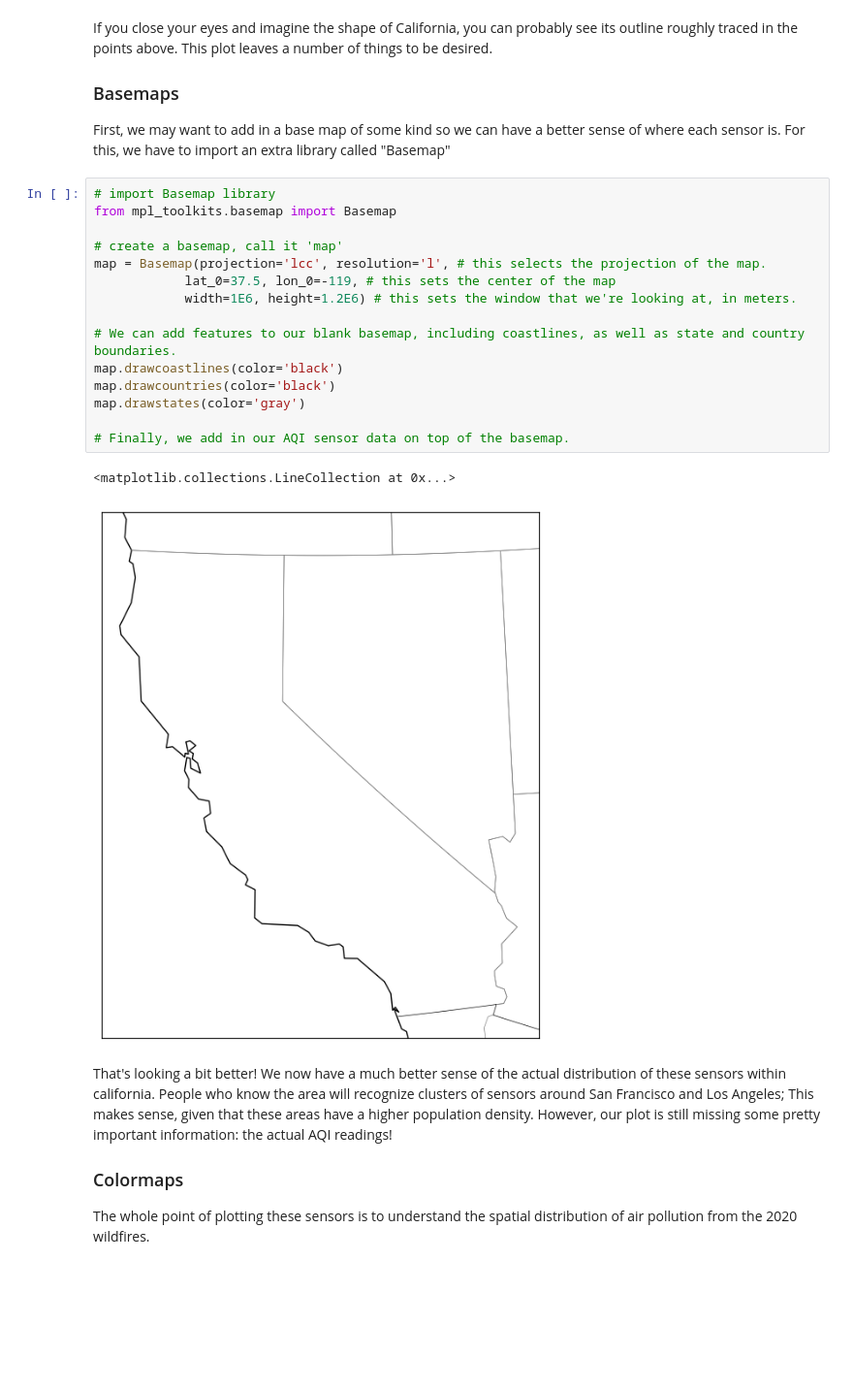
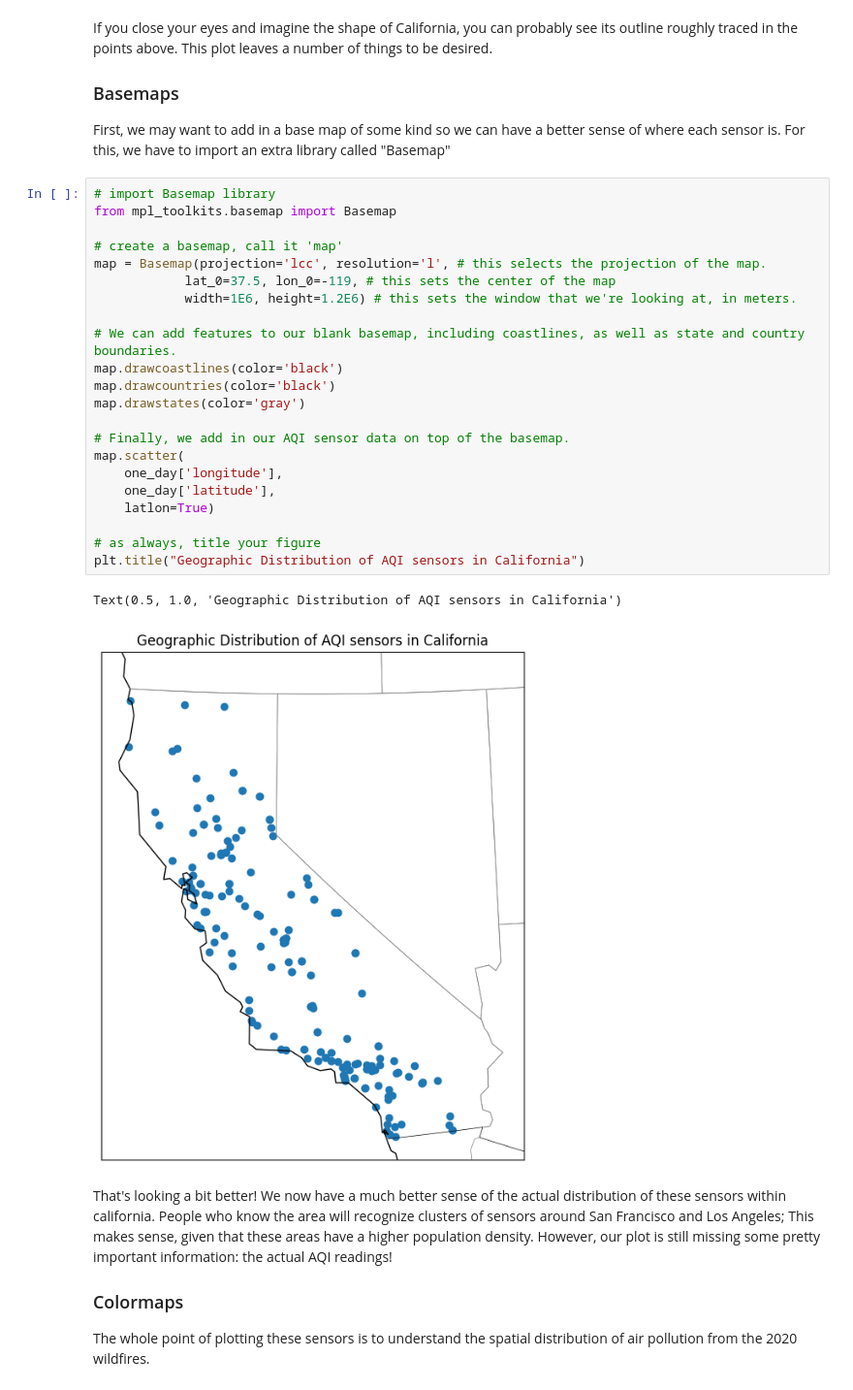
Before and after one commit to sofiya-sh/QM2, a Jupyter notebook: notebooks/W03. Spatial Data.ipynb, the cells around one changed output. Shown at 97% size. Drawn from its saved outputs; the diff is of its cells as text; blank space fills up the shorter version.

```diff
--- a/notebooks/W03. Spatial Data.ipynb
+++ b/notebooks/W03. Spatial Data.ipynb
@@ -332,21 +332,28 @@ First, we may want to add in a base map of some kind so we can have a better sen
 # %%
 # import Basemap library
 from mpl_toolkits.basemap import Basemap
 
 # create a basemap, call it 'map'
 map = Basemap(projection='lcc', resolution='l', # this selects the projection of the map.
             lat_0=37.5, lon_0=-119, # this sets the center of the map
             width=1E6, height=1.2E6) # this sets the window that we're looking at, in meters.
 
 # We can add features to our blank basemap, including coastlines, as well as state and country boundaries.
 map.drawcoastlines(color='black')
 map.drawcountries(color='black')
 map.drawstates(color='gray')
 
 # Finally, we add in our AQI sensor data on top of the basemap.
+map.scatter(
+    one_day['longitude'],
+    one_day['latitude'],
+    latlon=True)
+
+# as always, title your figure
+plt.title("Geographic Distribution of AQI sensors in California")
 # %% [output]
-<matplotlib.collections.LineCollection at 0x...>
+Text(0.5, 1.0, 'Geographic Distribution of AQI sensors in California')
-[figure, old version]
+[figure, new version]
 # %% [markdown]
 That's looking a bit better! We now have a much better sense of the actual distribution of these sensors within california. People who know the area will recognize clusters of sensors around San Francisco and Los Angeles; This makes sense, given that these areas have a higher population density. However, our plot is still missing some pretty important information: the actual AQI readings!
 
```
Also changed, not shown: parts of 3 cells of this notebook.
